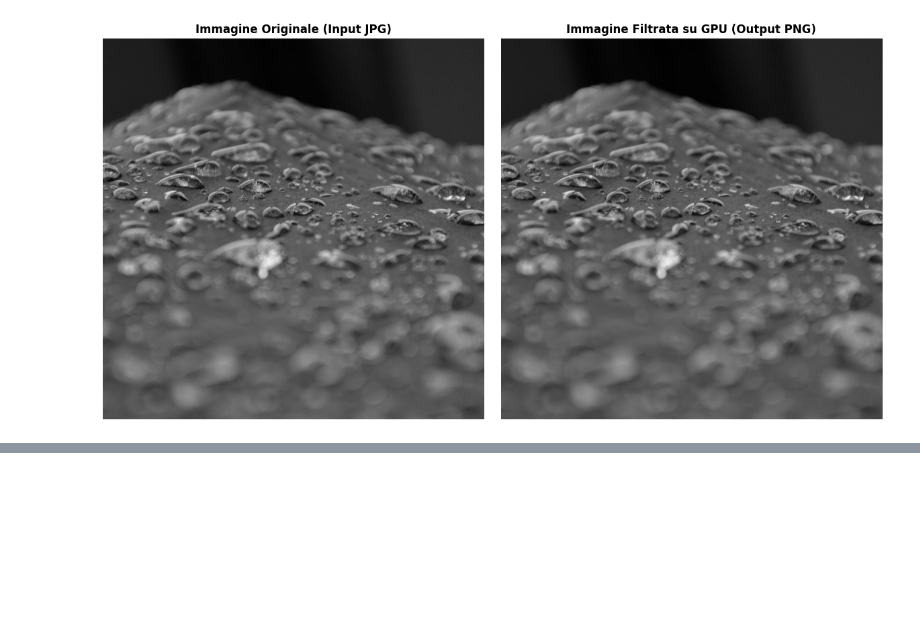
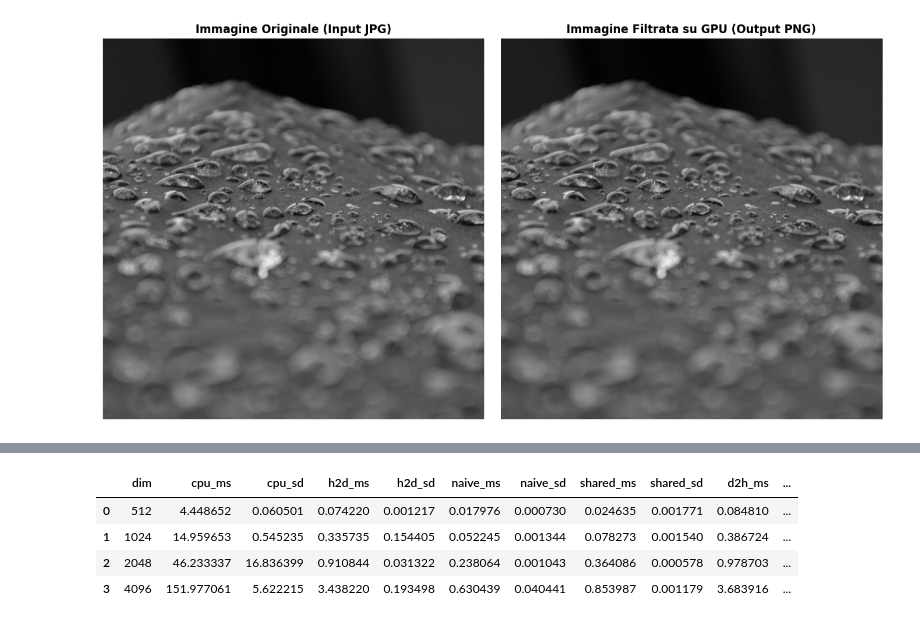
Before and after one commit to santoromarco74/adv_comp_proj, a Jupyter notebook: adv_comp_proj.ipynb, the cells around one changed output, grey strips where cells are left out. Saved outputs shown, nothing was run; the diff lists cells and outputs as text; code cells hidden in the pictures; blank space fills up the shorter version.

```diff
--- a/adv_comp_proj.ipynb
+++ b/adv_comp_proj.ipynb
@@ -821,0 +866,10 @@ fatal: not a git repository (or any of the parent directories): .git
+# %%
+import pandas as pd
+df = pd.read_csv('risultati.csv')
+df
+# %% [output]
+|  | dim | cpu_ms | cpu_sd | h2d_ms | h2d_sd | naive_ms | naive_sd | shared_ms | shared_sd | d2h_ms | ... |
+| 0 | 512 | 4.448652 | 0.060501 | 0.074220 | 0.001217 | 0.017976 | 0.000730 | 0.024635 | 0.001771 | 0.084810 | ... |
+| 1 | 1024 | 14.959653 | 0.545235 | 0.335735 | 0.154405 | 0.052245 | 0.001344 | 0.078273 | 0.001540 | 0.386724 | ... |
+| 2 | 2048 | 46.233337 | 16.836399 | 0.910844 | 0.031322 | 0.238064 | 0.001043 | 0.364086 | 0.000578 | 0.978703 | ... |
+| 3 | 4096 | 151.977061 | 5.622215 | 3.438220 | 0.193498 | 0.630439 | 0.040441 | 0.853987 | 0.001179 | 3.683916 | ... |
```
Also changed, not shown: parts of 4 cells of this notebook.
